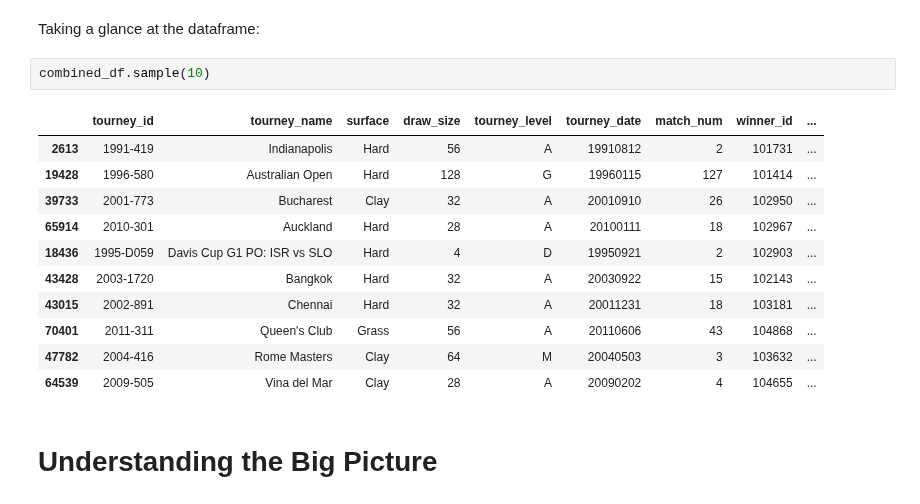
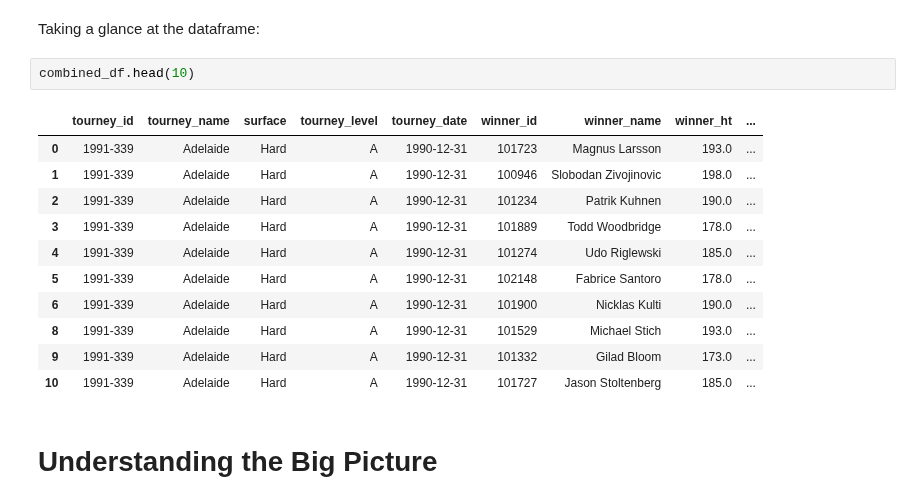
Before and after one commit to YoavWeller/Tennis_Analysis, a Jupyter notebook: tennis_analysis.ipynb, the cells around one changed output. Cells and saved outputs as stored; diff of their text form.

```diff
--- a/tennis_analysis.ipynb
+++ b/tennis_analysis.ipynb
@@ -44,19 +44,19 @@ combined_df = pd.concat([pd.read_csv(os.path.join(folder_path, f)) for f in all_
 # %% [markdown]
 Taking a glance at the dataframe:
 # %%
-combined_df.sample(10)
+combined_df.head(10)
 # %% [output]
-|  | tourney_id | tourney_name | surface | draw_size | tourney_level | tourney_date | match_num | winner_id | ... |
-| 2613 | 1991-419 | Indianapolis | Hard | 56 | A | 19910812 | 2 | 101731 | ... |
-| 19428 | 1996-580 | Australian Open | Hard | 128 | G | 19960115 | 127 | 101414 | ... |
-| 39733 | 2001-773 | Bucharest | Clay | 32 | A | 20010910 | 26 | 102950 | ... |
-| 65914 | 2010-301 | Auckland | Hard | 28 | A | 20100111 | 18 | 102967 | ... |
-| 18436 | 1995-D059 | Davis Cup G1 PO: ISR vs SLO | Hard | 4 | D | 19950921 | 2 | 102903 | ... |
-| 43428 | 2003-1720 | Bangkok | Hard | 32 | A | 20030922 | 15 | 102143 | ... |
-| 43015 | 2002-891 | Chennai | Hard | 32 | A | 20011231 | 18 | 103181 | ... |
-| 70401 | 2011-311 | Queen's Club | Grass | 56 | A | 20110606 | 43 | 104868 | ... |
-| 47782 | 2004-416 | Rome Masters | Clay | 64 | M | 20040503 | 3 | 103632 | ... |
-| 64539 | 2009-505 | Vina del Mar | Clay | 28 | A | 20090202 | 4 | 104655 | ... |
+|  | tourney_id | tourney_name | surface | tourney_level | tourney_date | winner_id | winner_name | winner_ht | ... |
+| 0 | 1991-339 | Adelaide | Hard | A | 1990-12-31 | 101723 | Magnus Larsson | 193.0 | ... |
+| 1 | 1991-339 | Adelaide | Hard | A | 1990-12-31 | 100946 | Slobodan Zivojinovic | 198.0 | ... |
+| 2 | 1991-339 | Adelaide | Hard | A | 1990-12-31 | 101234 | Patrik Kuhnen | 190.0 | ... |
+| 3 | 1991-339 | Adelaide | Hard | A | 1990-12-31 | 101889 | Todd Woodbridge | 178.0 | ... |
+| 4 | 1991-339 | Adelaide | Hard | A | 1990-12-31 | 101274 | Udo Riglewski | 185.0 | ... |
+| 5 | 1991-339 | Adelaide | Hard | A | 1990-12-31 | 102148 | Fabrice Santoro | 178.0 | ... |
+| 6 | 1991-339 | Adelaide | Hard | A | 1990-12-31 | 101900 | Nicklas Kulti | 190.0 | ... |
+| 8 | 1991-339 | Adelaide | Hard | A | 1990-12-31 | 101529 | Michael Stich | 193.0 | ... |
+| 9 | 1991-339 | Adelaide | Hard | A | 1990-12-31 | 101332 | Gilad Bloom | 173.0 | ... |
+| 10 | 1991-339 | Adelaide | Hard | A | 1990-12-31 | 101727 | Jason Stoltenberg | 185.0 | ... |
 # %% [markdown]
 # Understanding the Big Picture
 # %% [markdown]
```
Also changed, not shown: parts of 5 cells of this notebook.
